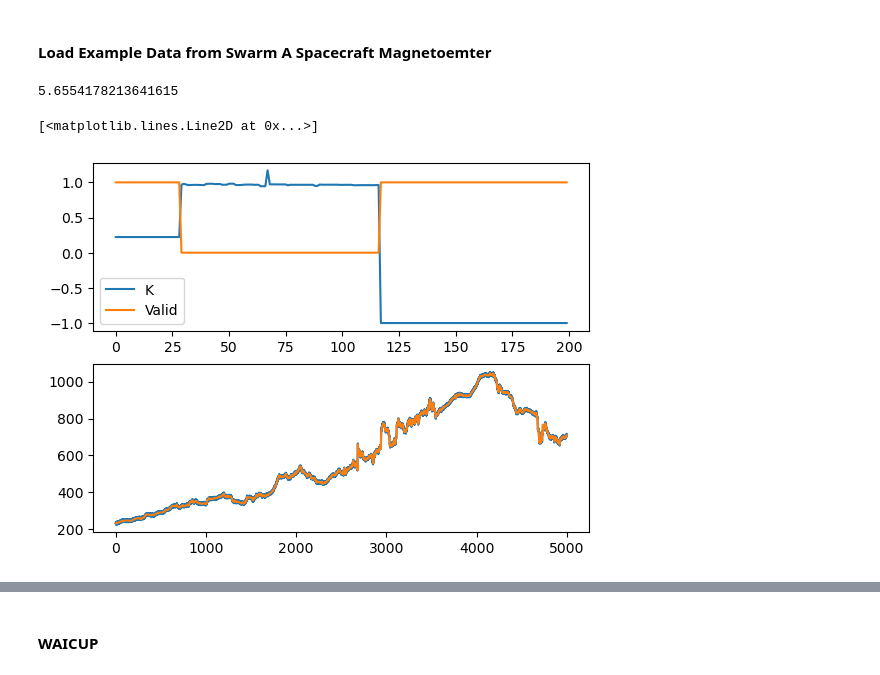
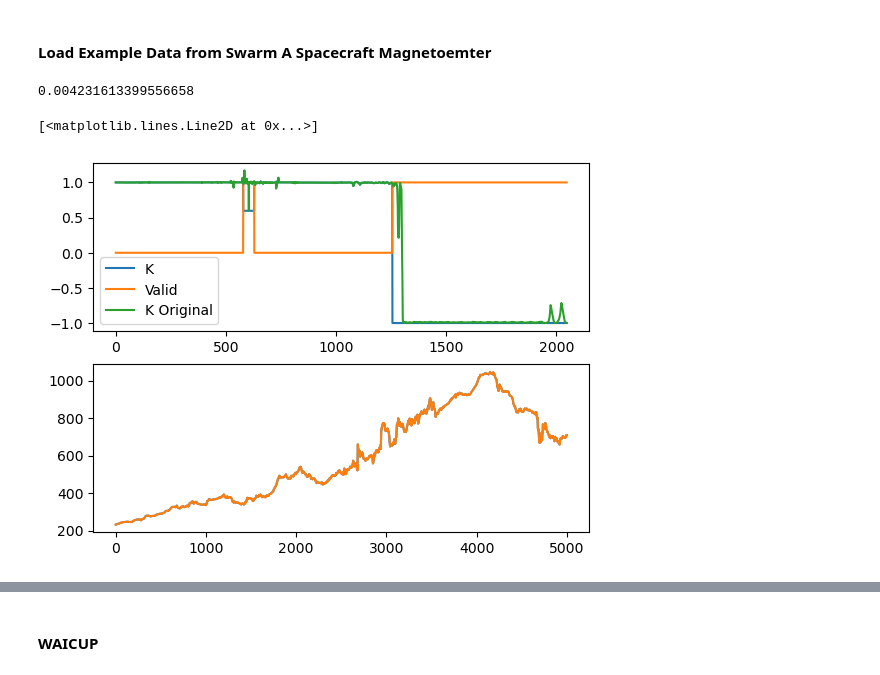
Before and after one commit to aphoffmann/InvertibleWavelets, a Jupyter notebook: WAICUP_TEST copy.ipynb, the cells around one changed output, grey strips where cells are left out. Cells and saved outputs as stored; diff of their text form; code cells hidden in the pictures.

```diff
--- a/WAICUP_TEST copy.ipynb
+++ b/WAICUP_TEST copy.ipynb
@@ -16,17 +16,16 @@ data = np.load("data.npy")
 sample_rate = 50.0                          # 50 Hz sampling rate
 num_samples = data.shape[-1]                # 5000 samples
 t = np.arange(num_samples) / sample_rate    # time array
-B1 = data - 10 *np.sin(2 * np.pi * 20 * t) + 50 * np.sin(2 * np.pi * .5 * t)
-B2 = data + 10 *np.sin(2 * np.pi * 20 * t) + 10*np.sin(2 * np.pi * .5 * t)
+B1 = data - 10 *np.sin(2 * np.pi * 20 * t) #+ 50 * np.sin(2 * np.pi * 5 * t)
+B2 = data + 10 *np.sin(2 * np.pi * 20 * t) #+ 10*np.sin(2 * np.pi * 5 * t)
 B = np.vstack((B1,B2))
 
 "Wavelet Transform"
 transform = Transform(
     data=data,
     fs = sample_rate,
-    wavelet=Cauchy(1000), # Wavelet to use
+    wavelet=PyWaveletWrapper('shan'), # Wavelet to use
     #pad_method=None, # Padding method for the convolution calls np.pad. Set to None if no padding
-    b = 8
 )
 
 "Perform forward wavelet transform"
@@ -49,7 +48,7 @@ wc2 = np.sum(dw*w2.conj(), axis=1) / np.sum(np.abs(w1)**2, axis=1)
 
 # Calculate the K factor
 k_hat = np.mean(dw*w2.conj() / (dw*w1.conj()) , axis=1).real
-
+k_hat_original = np.copy(k_hat)
 # Check the condition of each sub-sensing matrix
 mixing_matrices = np.empty((len(k_hat), 2, 2))
 mixing_matrices[:, 0, :] = [1, 1]          # First row is always [1, 1]
@@ -96,35 +95,40 @@ weights = 1 / (condition_numbers + 1)
 weights = weights[:, np.newaxis]
 
 
 transform.pad_width
 
 epsilon = 1e-6
 denominator = k - 1
 #denominator[np.abs(denominator) < epsilon] = epsilon * np.sign(denominator[np.abs(denominator) < epsilon])
 w_clean = np.copy(w1)
 w_clean[:,transform.pad_width:-transform.pad_width] = weights * ((k * w1[:,transform.pad_width:-transform.pad_width] - w2[:,transform.pad_width:-transform.pad_width]) / (denominator)) + (1 - weights) * ((w1[:,transform.pad_width:-transform.pad_width] + w2[:,transform.pad_width:-transform.pad_width]) / 2)
 
+
+w_clean = np.copy(w1)/2 + np.copy(w2) / 2
+w_clean[valid_mask] = (k[valid_mask] * w1[valid_mask] - w2[valid_mask]) / (k[valid_mask] - 1)
+
+
 # Find nan values and replace them with the average of the two sensors
 nan_mask = np.isnan(w_clean[:, 0])
 weights_1 = 1/(np.abs(wc1) +1)[:, np.newaxis]
 weights_2 = 1/(np.abs(wc2) +1)[:, np.newaxis]
 w_clean[nan_mask] = (weights_1[nan_mask]*w1[nan_mask]+ weights_2[nan_mask]*w2[nan_mask]) / (weights_1[nan_mask] + weights_2[nan_mask])
 
-w_clean = np.copy(w1)/2 + np.copy(w2) / 2
-w_clean[valid_mask] = (k[valid_mask] * w1[valid_mask] - w2[valid_mask]) / (k[valid_mask] - 1)
+
 
 result = transform.inverse(np.copy(w_clean))
 print(np.sqrt(((data[100:-100]-result[100:-100])**2).mean(axis=0)))
 
 
 fig, ax = plt.subplots(2,1)
 ax[0].plot( k_hat, label='K')
 ax[0].plot(np.array(valid_mask, dtype=int), label='Valid')
+ax[0].plot(k_hat_original, label='K Original')
 ax[0].legend()
 ax[1].plot(result)
 ax[1].plot(data)
 # %% [output]
-5.6554178213641615
+0.004231613399556658
 [<matplotlib.lines.Line2D at 0x...>]
-[figure, old version]
+[figure, new version]
 # %%
```
Also changed, not shown: parts of 7 cells of this notebook.
